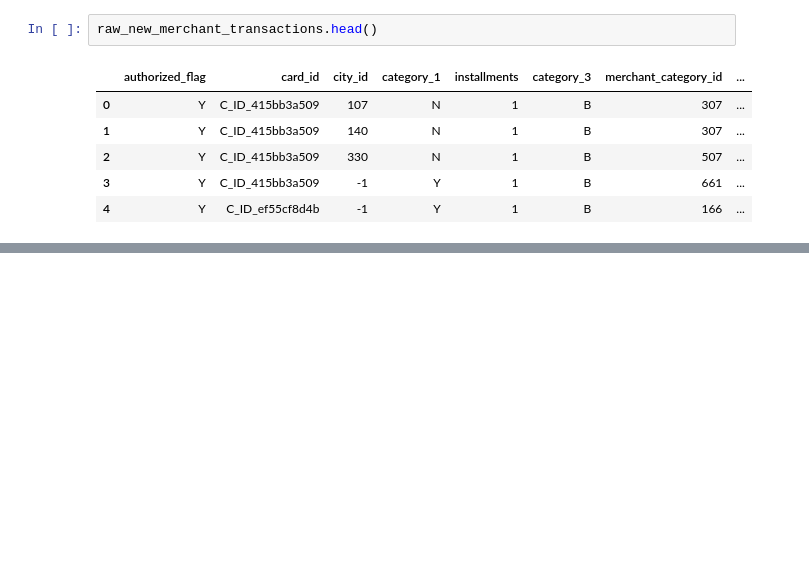
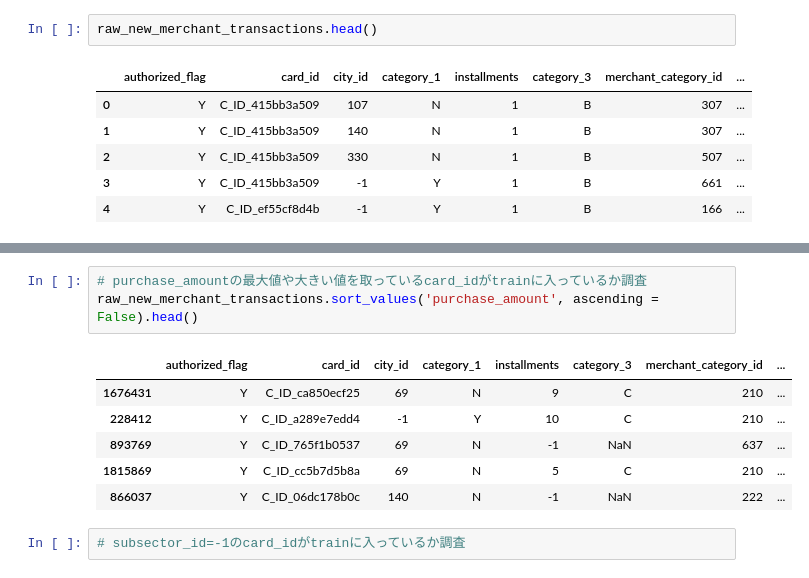
Before and after one commit to hojokenta/kaggle-elo, a Jupyter notebook: work/Data confirmation.ipynb, the cells around one changed output, grey strips where cells are left out. Saved outputs shown, nothing was run; the diff lists cells and outputs as text; blank space fills up the shorter version.

```diff
--- a/work/Data confirmation.ipynb
+++ b/work/Data confirmation.ipynb
@@ -59,0 +189,12 @@ raw_new_merchant_transactions.head()
+# %%
+# purchase_amountの最大値や大きい値を取っているcard_idがtrainに入っているか調査
+raw_new_merchant_transactions.sort_values('purchase_amount', ascending = False).head()
+# %% [output]
+|  | authorized_flag | card_id | city_id | category_1 | installments | category_3 | merchant_category_id | ... |
+| 1676431 | Y | C_ID_ca850ecf25 | 69 | N | 9 | C | 210 | ... |
+| 228412 | Y | C_ID_a289e7edd4 | -1 | Y | 10 | C | 210 | ... |
+| 893769 | Y | C_ID_765f1b0537 | 69 | N | -1 | NaN | 637 | ... |
+| 1815869 | Y | C_ID_cc5b7d5b8a | 69 | N | 5 | C | 210 | ... |
+| 866037 | Y | C_ID_06dc178b0c | 140 | N | -1 | NaN | 222 | ... |
+# %%
+# subsector_id=-1のcard_idがtrainに入っているか調査
```
Also changed, not shown: parts of 25 cells of this notebook.
